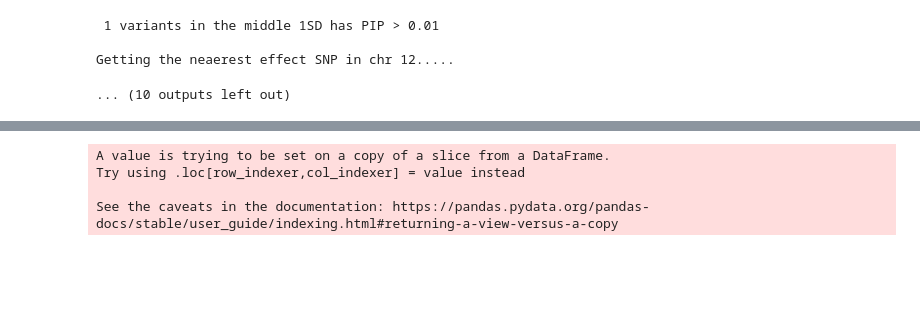
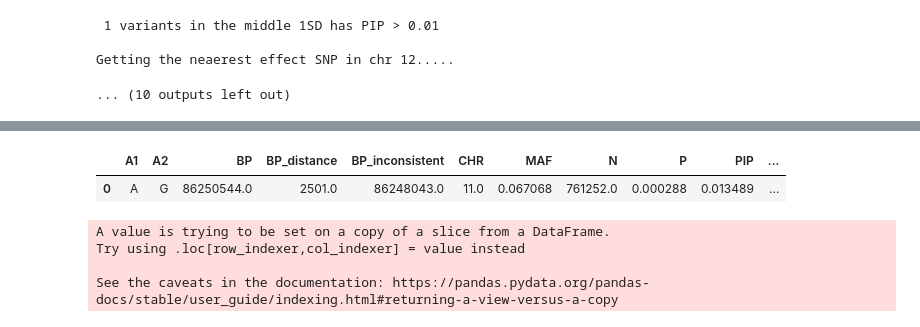
Before and after one commit to teresa-sansan/ADSP_polyfun, a Jupyter notebook: analysis/check_sumstat_beta.ipynb, the cells around one changed output, grey strips where cells are left out. Cells and saved outputs as stored; diff of their text form; code cells hidden in the pictures; blank space fills up the shorter version.

```diff
--- a/analysis/check_sumstat_beta.ipynb
+++ b/analysis/check_sumstat_beta.ipynb
@@ -316,3 +348,8 @@ merge_wightman[(merge_wightman.SNP.isin(check_wightman[1])) & (merge_wightman.PI
+# %%
+check_wightman
+# %% [output]
+|  | A1 | A2 | BP | BP_distance | BP_inconsistent | CHR | MAF | N | P | PIP | ... |
+| 0 | A | G | 86250544.0 | 2501.0 | 86248043.0 | 11.0 | 0.067068 | 761252.0 | 0.000288 | 0.013489 | ... |
 # %%
 result = merge_kunkle[(merge_kunkle.SNP.isin(check_kunkle[1])) & (merge_kunkle.PIP < 0.01)]
 result.loc['sumstat'] = 'kunkle'
```
Also changed, not shown: parts of 24 cells of this notebook.
